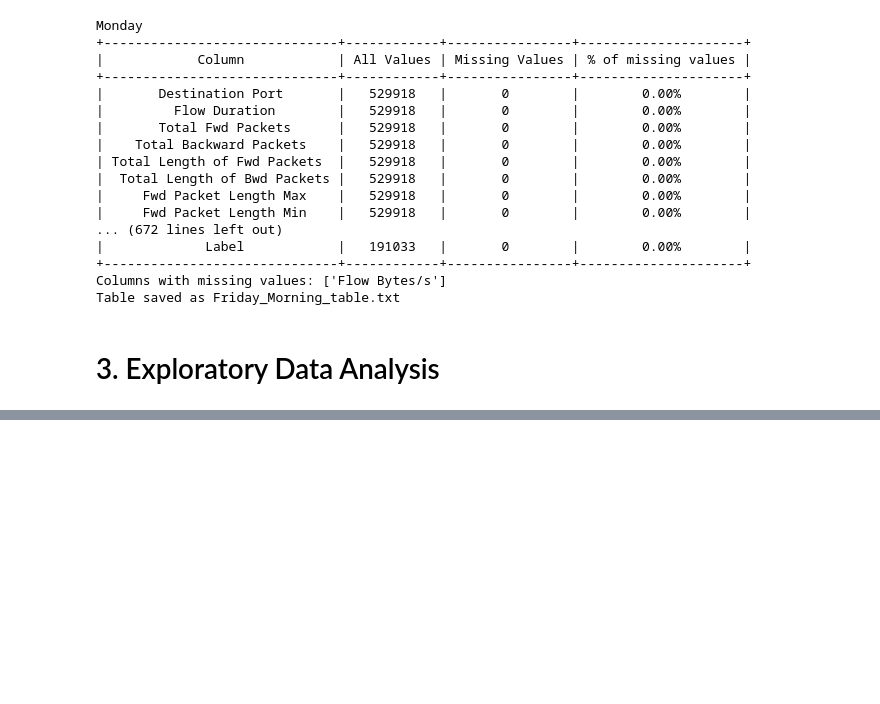
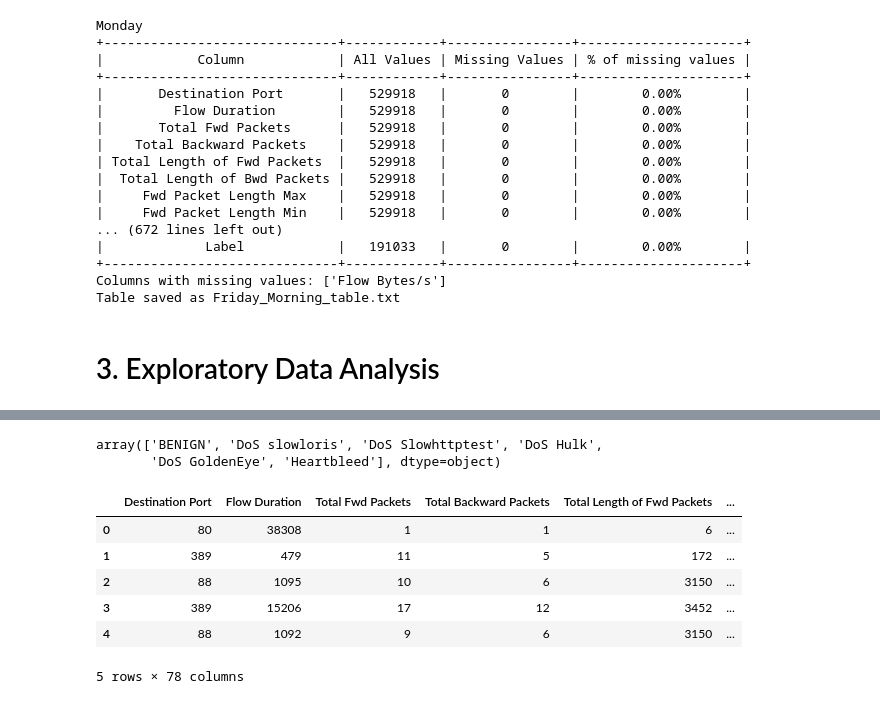
Before and after one commit to KostasEreksonas/IDS_test, a Jupyter notebook: CIC_IDS2017.ipynb, the cells around one changed output, grey strips where cells are left out. Drawn from its saved outputs; the diff is of its cells as text; code cells hidden in the pictures; blank space fills up the shorter version.

```diff
--- a/CIC_IDS2017.ipynb
+++ b/CIC_IDS2017.ipynb
@@ -215,0 +236,18 @@ Table saved as Friday_Morning_table.txt
+# %%
+wednesday[' Label'].unique()
+# %% [output]
+array(['BENIGN', 'DoS slowloris', 'DoS Slowhttptest', 'DoS Hulk',
+       'DoS GoldenEye', 'Heartbleed'], dtype=object)
+# %%
+X = wednesday.drop([' Label'], axis=1)
+y = wednesday[' Label']
+# %%
+X.head()
+# %% [output]
+|  | Destination Port | Flow Duration | Total Fwd Packets | Total Backward Packets | Total Length of Fwd Packets | ... |
+| 0 | 80 | 38308 | 1 | 1 | 6 | ... |
+| 1 | 389 | 479 | 11 | 5 | 172 | ... |
+| 2 | 88 | 1095 | 10 | 6 | 3150 | ... |
+| 3 | 389 | 15206 | 17 | 12 | 3452 | ... |
+| 4 | 88 | 1092 | 9 | 6 | 3150 | ... |
+5 rows × 78 columns
```
Also changed, not shown: parts of 5 cells of this notebook.
